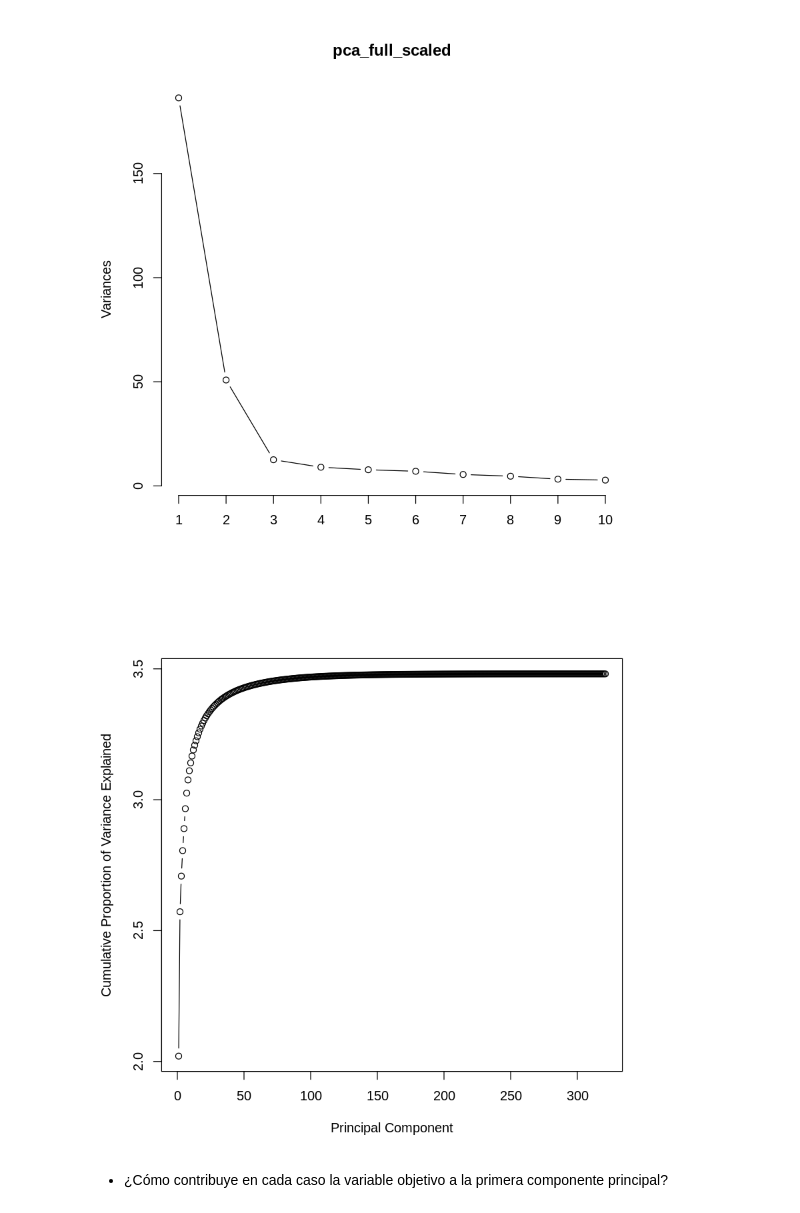
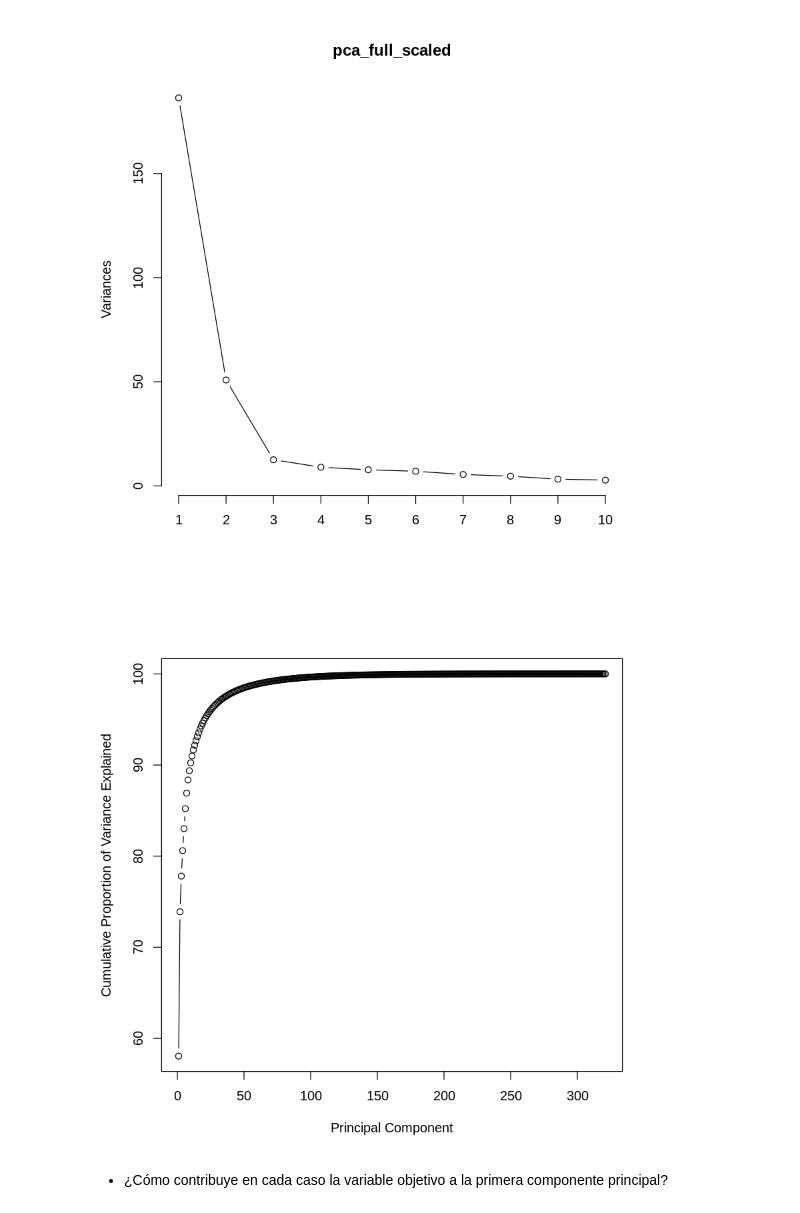
Before and after one commit to yerartdev/uc-m1966-datamining, a Jupyter notebook: d2/T02-m1966-clasificacion-reduccion-dimensionalidad.ipynb, the cells around one changed output. Saved outputs shown, nothing was run; the diff lists cells and outputs as text; code cells hidden in the pictures.

```diff
--- a/d2/T02-m1966-clasificacion-reduccion-dimensionalidad.ipynb
+++ b/d2/T02-m1966-clasificacion-reduccion-dimensionalidad.ipynb
@@ -277,12 +281,12 @@ plot(pca_full_scaled, type='l')
 [figure]
 # %%
 #::GMG:: cumulative scree plot
-plot(cumsum(pca_full_scaled$sdev^2*100/sum(pca_full_scaled$sdev)^2),
+plot(100*cumsum(pca_full_scaled$sdev^2/sum(pca_full_scaled$sdev^2)),
             xlab = "Principal Component",
             ylab = "Cumulative Proportion of Variance Explained",
             type = "b")
 # %% [output]
-[figure, old version]
+[figure, new version]
 # %% [markdown]
 * ¿Cómo contribuye en cada caso la variable objetivo a la primera componente principal?
 # %% [markdown]
```
Also changed, not shown: parts of 19 cells of this notebook.
